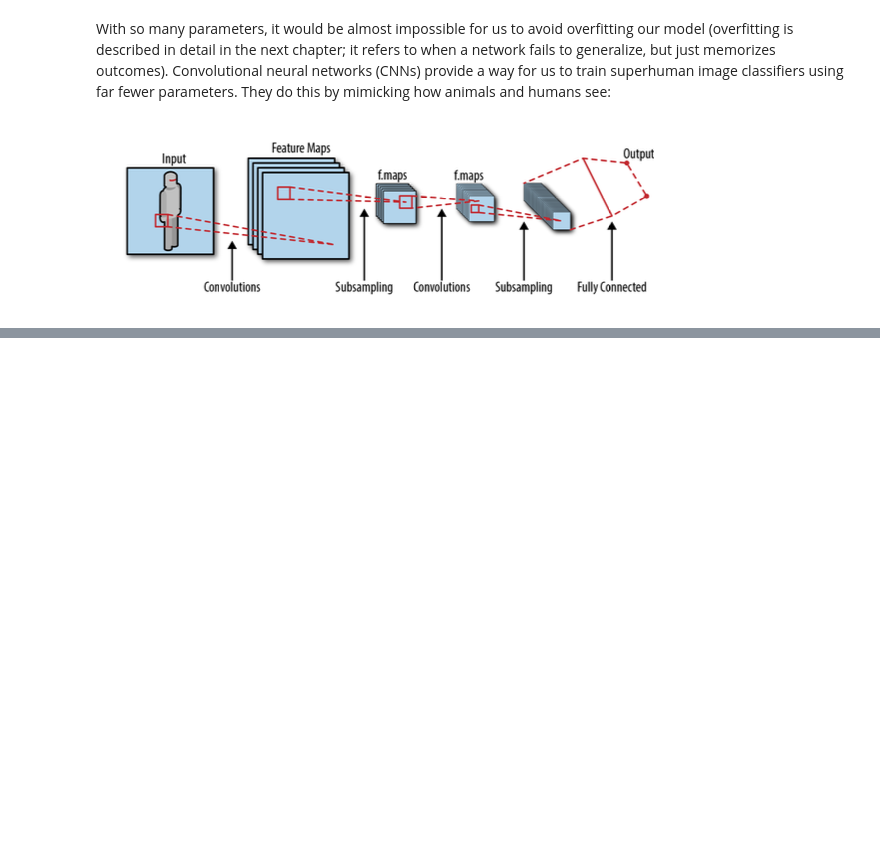
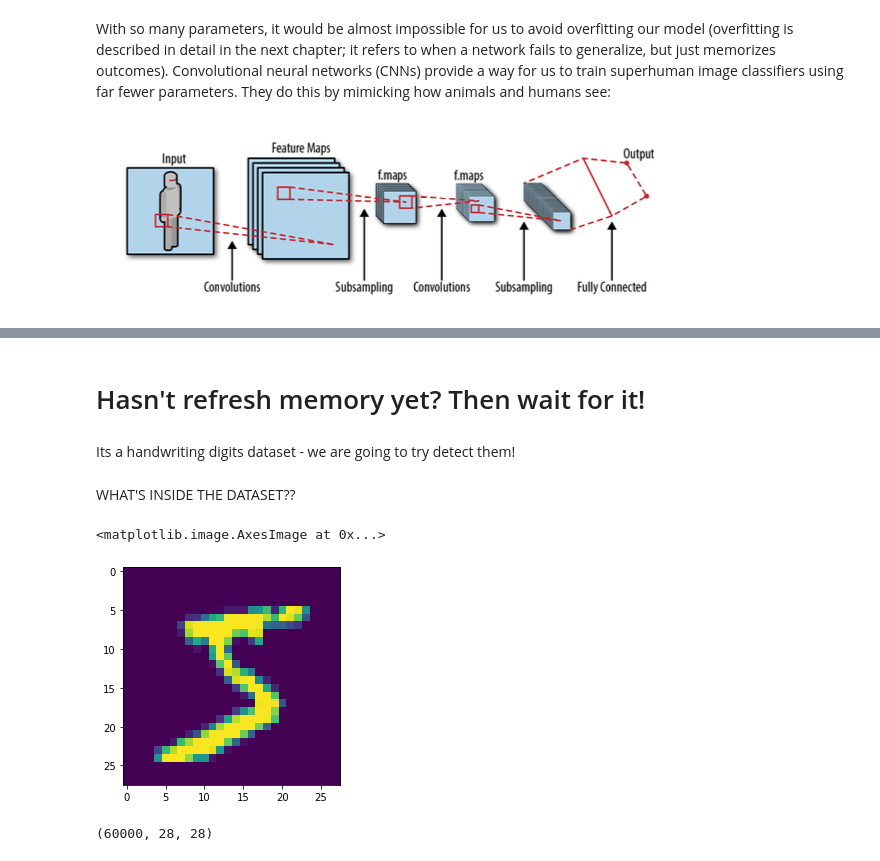
Before and after one commit to enkaranfiles/Convolutional-Networks, a Jupyter notebook: CNN Notes.ipynb, the cells around one changed output, grey strips where cells are left out. Saved outputs shown, nothing was run; the diff lists cells and outputs as text; code cells hidden in the pictures; blank space fills up the shorter version.

```diff
--- a/CNN Notes.ipynb
+++ b/CNN Notes.ipynb
@@ -13,0 +16,2 @@ Image(filename='cnn.png')
+# %% [markdown]
+# Hasn't refresh memory yet? Then wait for it!
@@ -13,0 +20,16 @@ Image(filename='cnn.png')
+# %% [markdown]
+Its a handwriting digits dataset - we are going to try detect them!
+# %%
+(X_train,y_train),(X_test,y_test) = mnist.load_data()
+# %% [markdown]
+WHAT'S INSIDE THE DATASET??
+# %%
+import matplotlib.pyplot as plt
+plt.imshow(X_train[0]) # I THİNK IT IS 5 :D
+# %% [output]
+<matplotlib.image.AxesImage at 0x...>
+[figure, added]
+# %%
+X_train.shape
+# %% [output]
+(60000, 28, 28)
```
Also changed, not shown: parts of 14 cells of this notebook.
